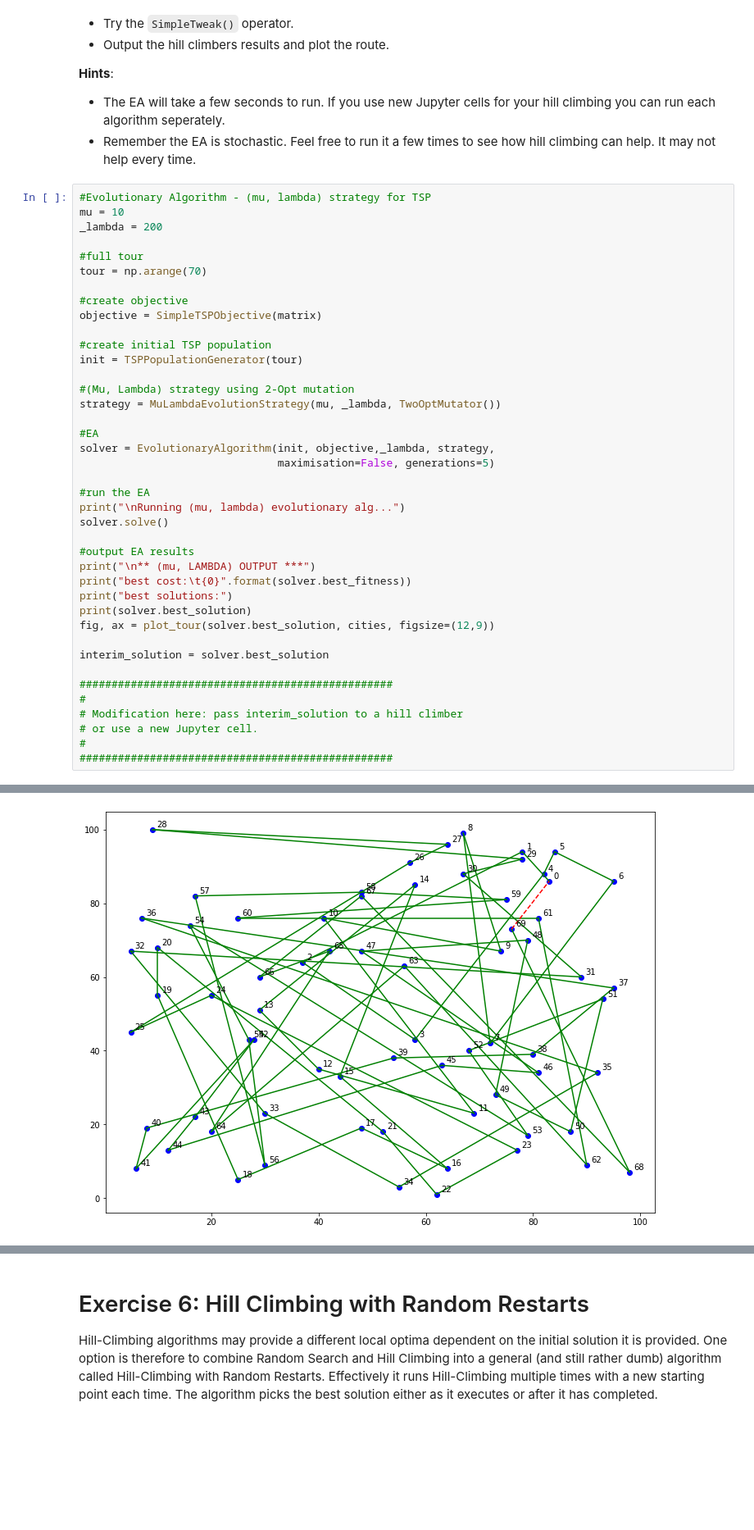
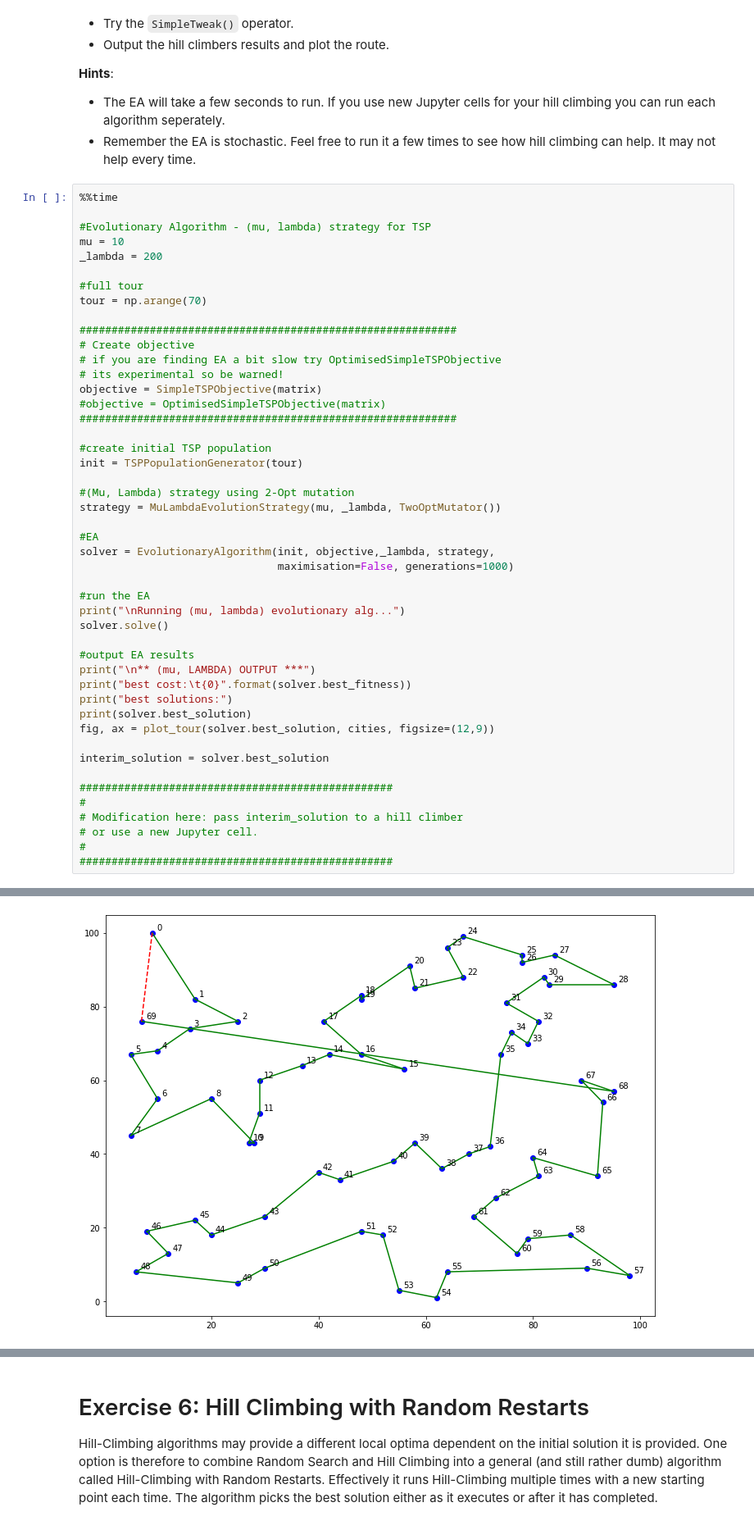
Before and after one commit to health-data-science-OR/healthcare-logistics, a Jupyter notebook: optimisation/03_routing_and_scheduling_part1_SOLUTIONS.ipynb, the cells around one changed output, grey strips where cells are left out. Shown at 82% size. Cells and saved outputs as stored; diff of their text form; blank space fills up the shorter version.

```diff
--- a/optimisation/03_routing_and_scheduling_part1_SOLUTIONS.ipynb
+++ b/optimisation/03_routing_and_scheduling_part1_SOLUTIONS.ipynb
@@ -614,6 +618,8 @@ The code below has been set up for you to run an evolutionary strategy againt th
 * The EA will take a few seconds to run. If you use new Jupyter cells for your hill climbing you can run each algorithm seperately.
 * Remember the EA is stochastic.  Feel free to run it a few times to see how hill climbing can help.  It may not help every time.
 # %%
+%%time
+
 #Evolutionary Algorithm - (mu, lambda) strategy for TSP
 mu = 10
 _lambda = 200
@@ -621,8 +627,13 @@ _lambda = 200
 #full tour
 tour = np.arange(70)
 
-#create objective
+###########################################################
+# Create objective
+# if you are finding EA a bit slow try OptimisedSimpleTSPObjective
+# its experimental so be warned!
 objective = SimpleTSPObjective(matrix)
+#objective = OptimisedSimpleTSPObjective(matrix)
+###########################################################
 
 #create initial TSP population
 init = TSPPopulationGenerator(tour)
@@ -632,7 +643,7 @@ strategy = MuLambdaEvolutionStrategy(mu, _lambda, TwoOptMutator())
 
 #EA
 solver = EvolutionaryAlgorithm(init, objective,_lambda, strategy,
-                               maximisation=False, generations=5)
+                               maximisation=False, generations=1000)
 
 #run the EA
 print("\nRunning (mu, lambda) evolutionary alg...")
@@ -665,4 +678,4 @@ best solutions:
-[figure, old version]
+[figure, new version]
 # %%
 #Example solution
 
```
Also changed, not shown: parts of 14 cells of this notebook, 1 other file.
